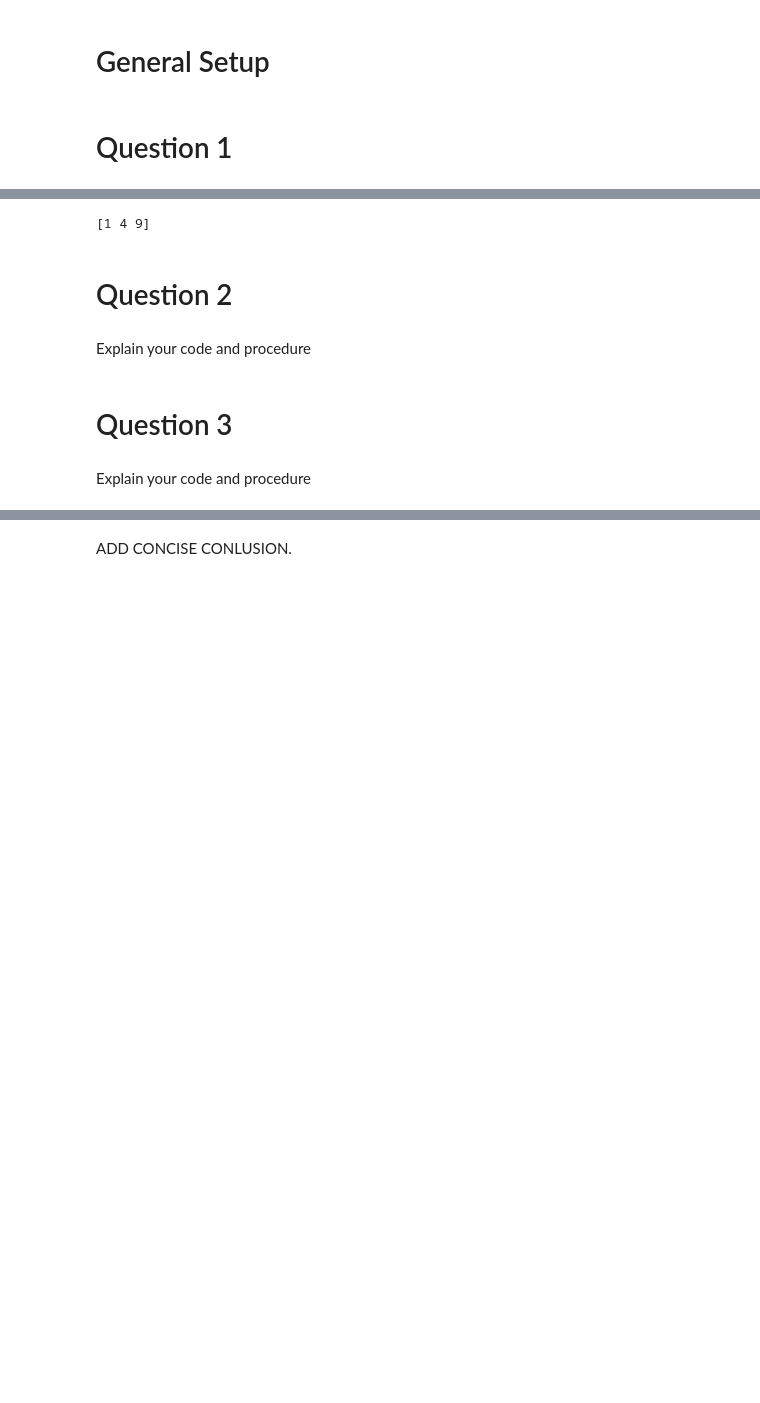
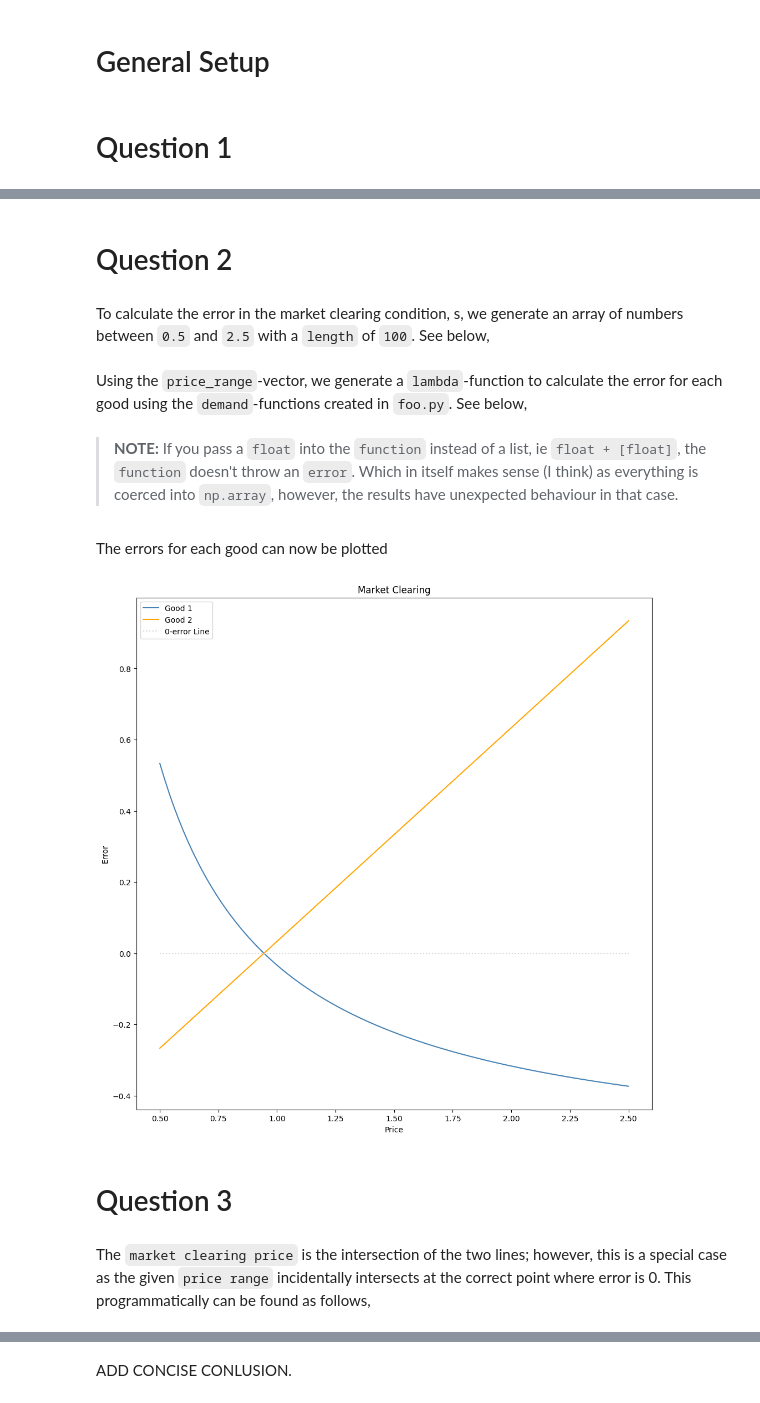
Before and after one commit to Nihandvs196/projects-2024-snakecharmers, a Jupyter notebook: inauguralproject/inauguralproject.ipynb, the cells around one changed output, grey strips where cells are left out. Drawn from its saved outputs; the diff is of its cells as text; code cells hidden in the pictures; blank space fills up the shorter version.

```diff
--- a/inauguralproject/inauguralproject.ipynb
+++ b/inauguralproject/inauguralproject.ipynb
@@ -94,12 +96,2 @@ plt.show()
-# %%
-# code for solving the model (remember documentation and comments)
-
-a = np.array([1,2,3])
-b = inauguralproject.square(a)
-print(b)
-# %% [output]
-[1 4 9]
 # %% [markdown]
 # Question 2
-# %% [markdown]
-Explain your code and procedure
@@ -107,0 +98,14 @@ Explain your code and procedure
+# %% [markdown]
+To calculate the error in the market clearing condition, s, we generate an array of numbers between `0.5` and `2.5` with a `length` of `100`. See below,
+# %%
+## generate
+## numbers between 0.5 and 2.5
+price_range = np.linspace(
+    start = 0.5,
+    stop  = 2.5,
+    num   = 100
+)
+# %% [markdown]
+Using the `price_range`-vector, we generate a `lambda`-function to calculate the error for each good using the `demand`-functions created in `foo.py`. See below,
+# %% [markdown]
+> **NOTE:** If you pass a `float` into the `function` instead of a list, ie `float + [float]`, the `function` doesn't throw an `error`. Which in itself makes sense (I think) as everything is coerced into `np.array`, however, the results have unexpected behaviour in that case.
@@ -108,4 +168,36 @@ Explain your code and procedure
+# %% [markdown]
+The errors for each good can now be plotted
+# %%
+# 1) initialize
+# the plot
+fig, ax = plt.subplots(
+    figsize=(12, 12)
+)
+
+# 1.1) plot title
+ax.set_title(
+    'Market Clearing'
+)
+
+# 2) set label
+# axis
+ax.set_xlabel('Price')
+ax.set_ylabel('Error')
+
+ax.plot(price_range, error_good_1, color='steelblue', label='Good 1')
+ax.plot(price_range, error_good_2, color='orange', label = "Good 2")
+ax.hlines(
+    y = 0,
+    xmin= min(price_range),
+    xmax = max(price_range),
+    linestyles="dotted",
+    label = "0-error Line",
+    color = "lightgray"
+)
+ax.legend()
+
+plt.show()
+# %% [output]
+[figure, added]
 # %% [markdown]
-# Question 3
+  # Question 3
-# %% [markdown]
-Explain your code and procedure
@@ -113,0 +204,2 @@ Explain your code and procedure
+# %% [markdown]
+The `market clearing price` is the intersection of the two lines; however, this is a special case as the given `price range` incidentally intersects at the correct point where error is 0. This programmatically can be found as follows,
```
Also changed, not shown: parts of 22 cells of this notebook, 1 other file.
